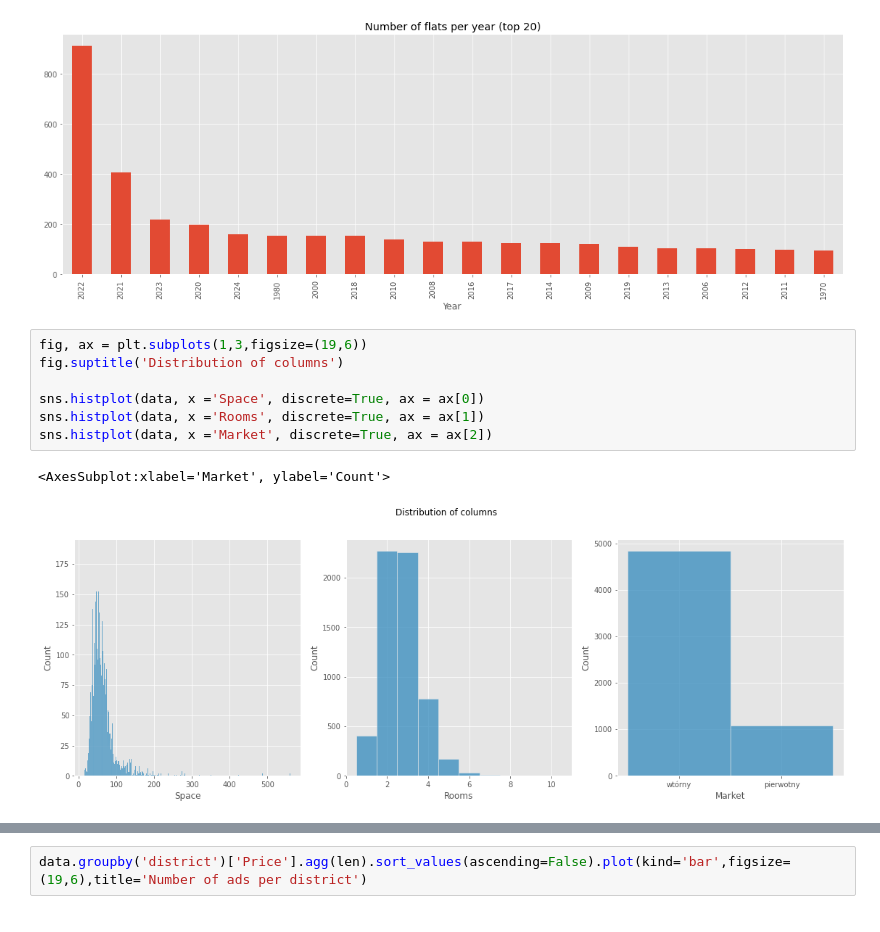
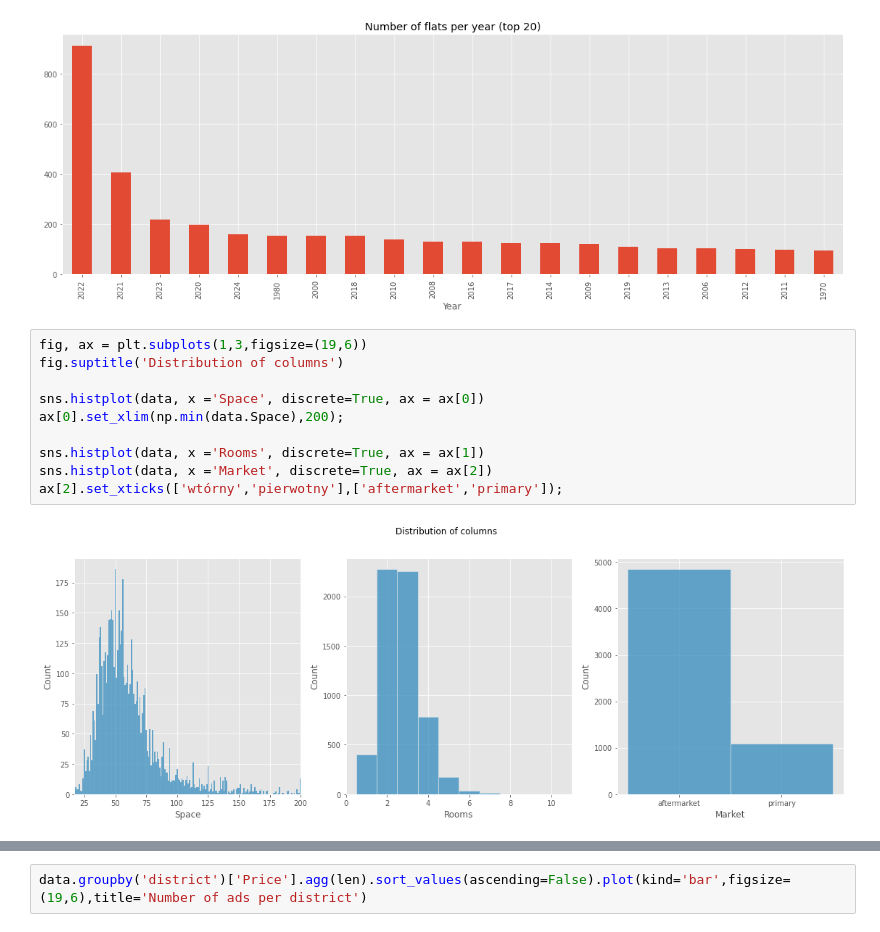
Before and after one commit to CarJung/Uni, a Jupyter notebook: Warsaw_flats/Report.ipynb, the cells around one changed output, grey strips where cells are left out. Saved outputs shown, nothing was run; the diff lists cells and outputs as text.

```diff
--- a/Warsaw_flats/Report.ipynb
+++ b/Warsaw_flats/Report.ipynb
@@ -59,13 +59,15 @@ data.groupby('Year')['Price'].agg(len).sort_values(ascending=False)[:20].plot(ki
 # %%
 fig, ax = plt.subplots(1,3,figsize=(19,6))
 fig.suptitle('Distribution of columns')
 
 sns.histplot(data, x ='Space', discrete=True, ax = ax[0])
+ax[0].set_xlim(np.min(data.Space),200);
+
 sns.histplot(data, x ='Rooms', discrete=True, ax = ax[1])
 sns.histplot(data, x ='Market', discrete=True, ax = ax[2])
+ax[2].set_xticks(['wtórny','pierwotny'],['aftermarket','primary']);
 # %% [output]
-<AxesSubplot:xlabel='Market', ylabel='Count'>
-[figure, old version]
+[figure, new version]
 # %%
 fig, ax = plt.subplots(1,2,figsize=(19,6))
 fig.suptitle('Distribution of columns')
```
Also changed, not shown: parts of 3 cells of this notebook.
